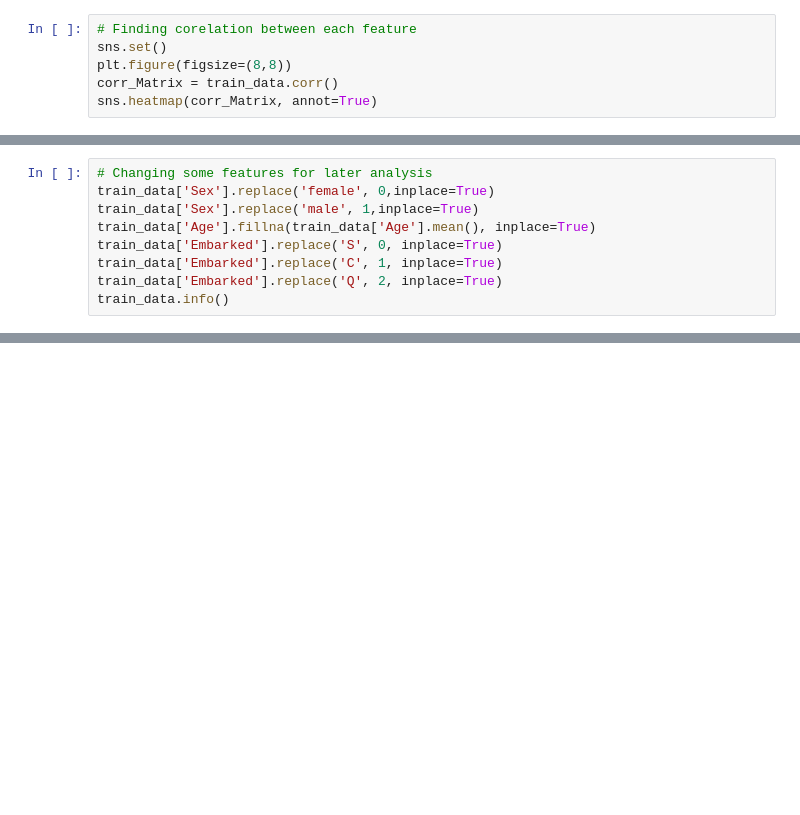
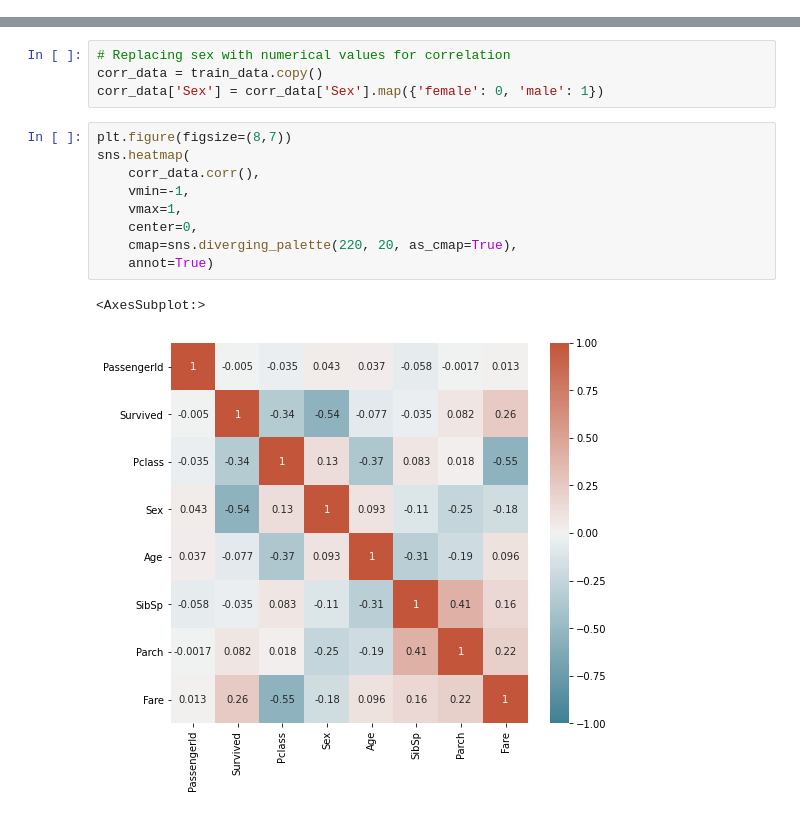
Before and after one commit to NPilis/ML, a Jupyter notebook: Titanic_Prediction/titanic_prediction.ipynb, the cells around one changed output, grey strips where cells are left out. Cells and saved outputs as stored; diff of their text form; blank space fills up the shorter version.

Commit message:
feature engineering, processing data

```diff
--- a/Titanic_Prediction/titanic_prediction.ipynb
+++ b/Titanic_Prediction/titanic_prediction.ipynb
@@ -43,6 +40,0 @@ train_data.head()
-# %%
-# Finding corelation between each feature
-sns.set()
-plt.figure(figsize=(8,8))
-corr_Matrix = train_data.corr()
-sns.heatmap(corr_Matrix, annot=True)
@@ -52,9 +40,0 @@ sns.heatmap(corr_Matrix, annot=True)
-# %%
-# Changing some features for later analysis
-train_data['Sex'].replace('female', 0,inplace=True)
-train_data['Sex'].replace('male', 1,inplace=True)
-train_data['Age'].fillna(train_data['Age'].mean(), inplace=True)
-train_data['Embarked'].replace('S', 0, inplace=True)
-train_data['Embarked'].replace('C', 1, inplace=True)
-train_data['Embarked'].replace('Q', 2, inplace=True)
-train_data.info()
@@ -106,0 +89,16 @@ train_data[train_data["Parch"] == 1]
+# %%
+# Replacing sex with numerical values for correlation
+corr_data = train_data.copy()
+corr_data['Sex'] = corr_data['Sex'].map({'female': 0, 'male': 1})
+# %%
+plt.figure(figsize=(8,7))
+sns.heatmap(
+    corr_data.corr(),
+    vmin=-1,
+    vmax=1,
+    center=0,
+    cmap=sns.diverging_palette(220, 20, as_cmap=True),
+    annot=True)
+# %% [output]
+<AxesSubplot:>
+[figure, added]
```
Also changed, not shown: parts of 30 cells of this notebook.
